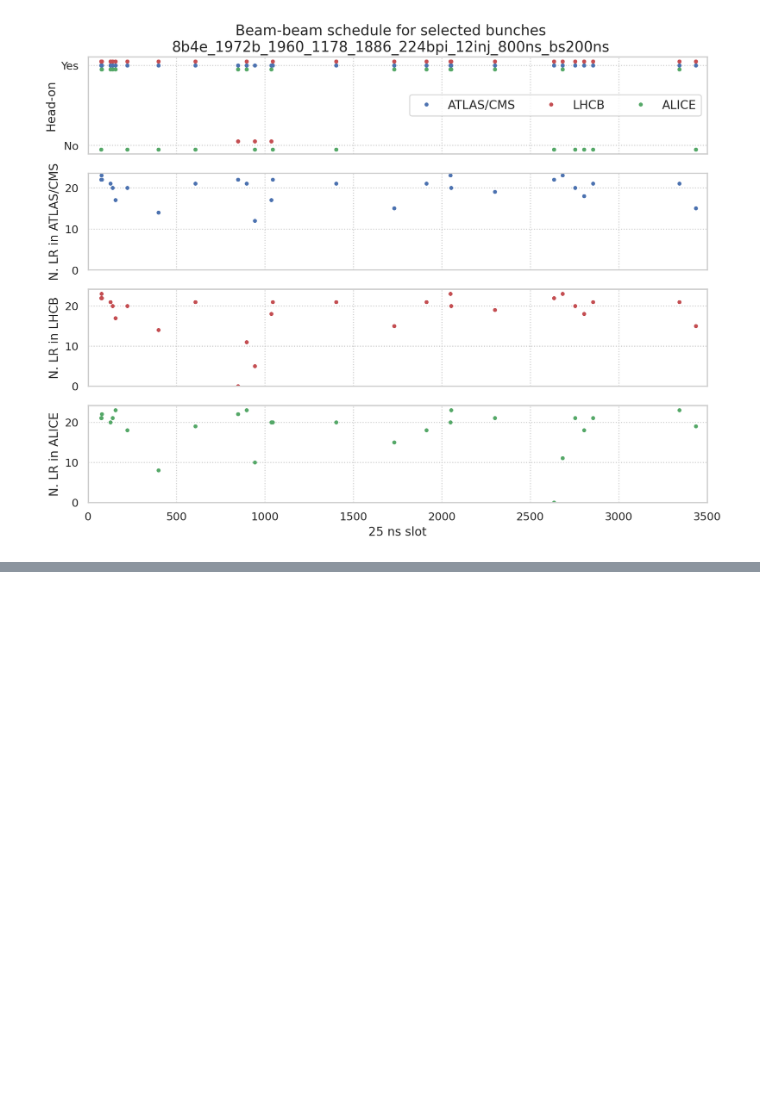
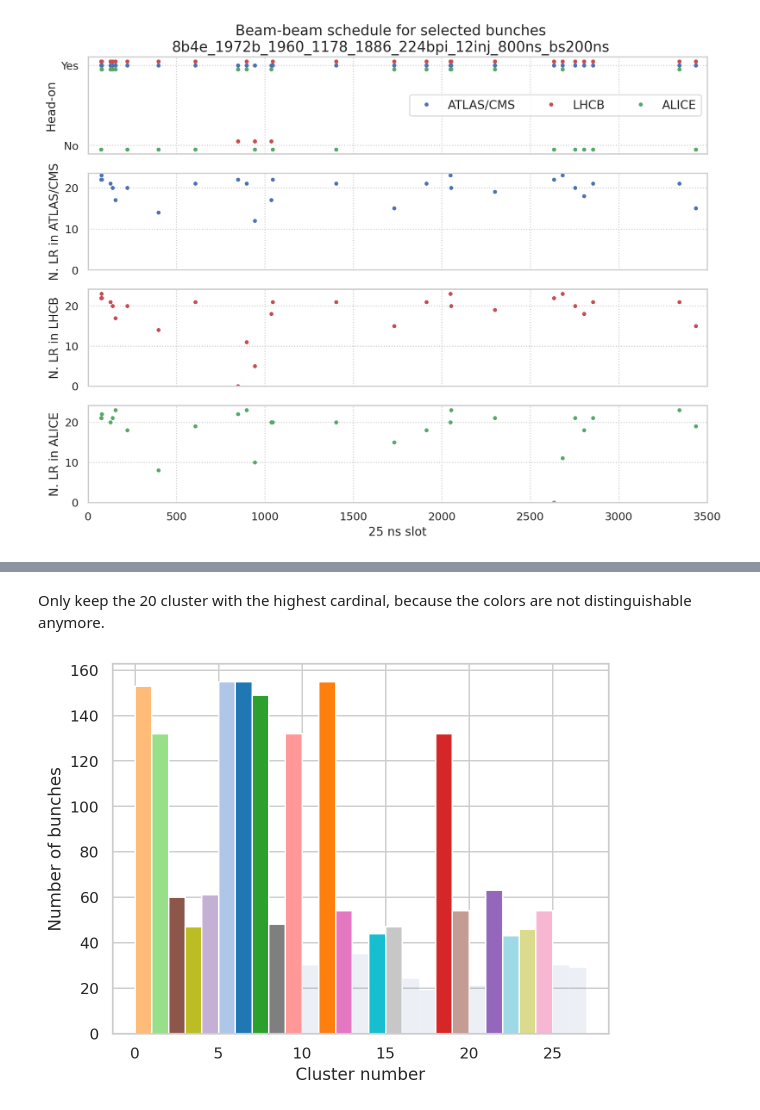
Before and after one commit to ColasDroin/DA_study, a Jupyter notebook: master_study/analysis/clustering_filling_schemes.ipynb, the cells around one changed output, grey strips where cells are left out. Cells and saved outputs as stored; diff of their text form; code cells hidden in the pictures; blank space fills up the shorter version.

```diff
--- a/master_study/analysis/clustering_filling_schemes.ipynb
+++ b/master_study/analysis/clustering_filling_schemes.ipynb
@@ -274,0 +323,30 @@ plt.show()
+# %% [markdown]
+Only keep the 20 cluster with the highest cardinal, because the colors are not distinguishable anymore.
+# %%
+counts, bins = np.histogram(bunches_labels, bins=np.arange(n_clusters + 1))
+N, bins, patches = plt.hist(bins[:-1], bins, weights=counts)
+
+# Now, get the indices of the 20 most populated clusters
+l_idx = np.argsort(counts)[::-1][:20]
+
+# Set to go faster
+set_idx = set(l_idx)
+
+# Get a list of 20 colors
+color_list = plt.cm.tab20(np.linspace(0, 1, len(l_idx)))
+
+# Associate each of the most populated clusters with a color
+dic_color = dict(zip(l_idx, color_list))
+
+for i, (counts, thispatch) in enumerate(zip(counts, patches)):
+    if i not in l_idx:
+        thispatch.set_alpha(0.1)
+    else:
+        thispatch.set_facecolor(dic_color[i])
+
+
+plt.xlabel("Cluster number")
+plt.ylabel("Number of bunches")
+plt.show()
+# %% [output]
+[figure, added]
```
Also changed, not shown: parts of 11 cells of this notebook, 2 other files.
